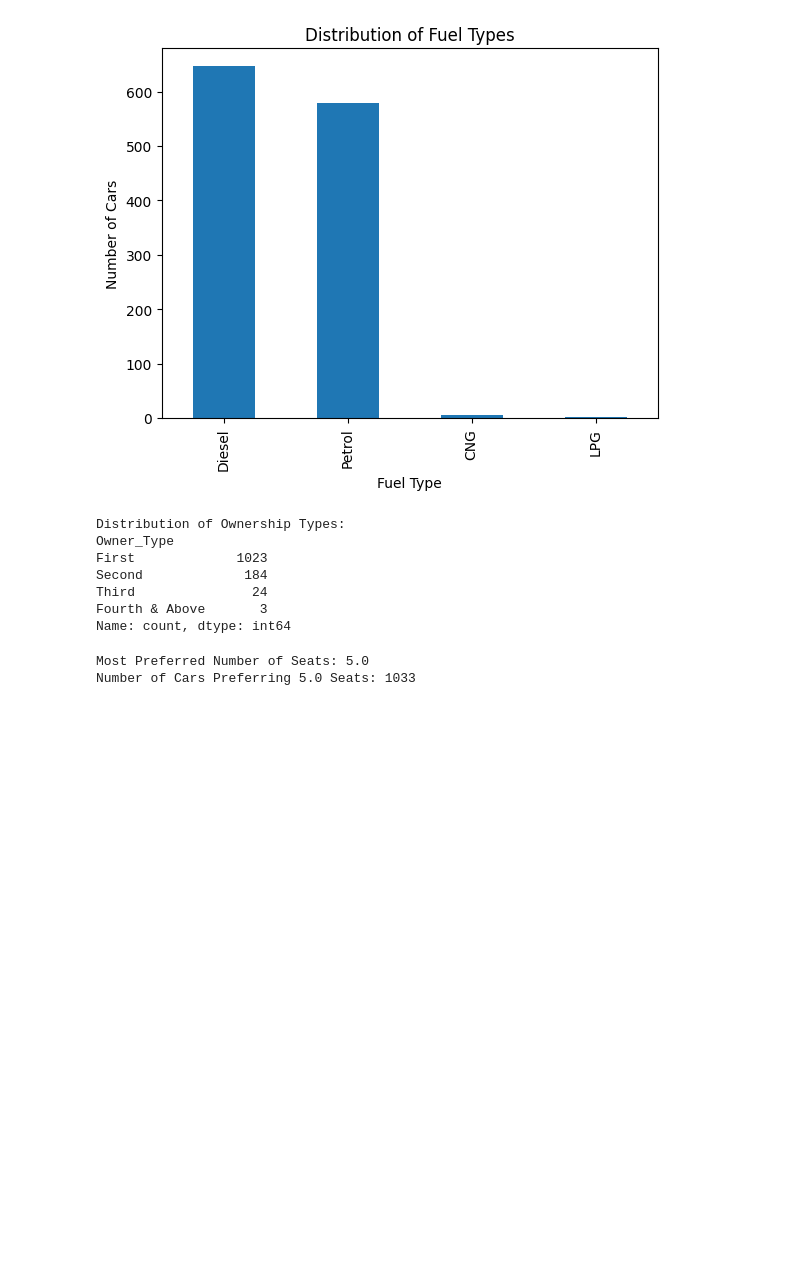
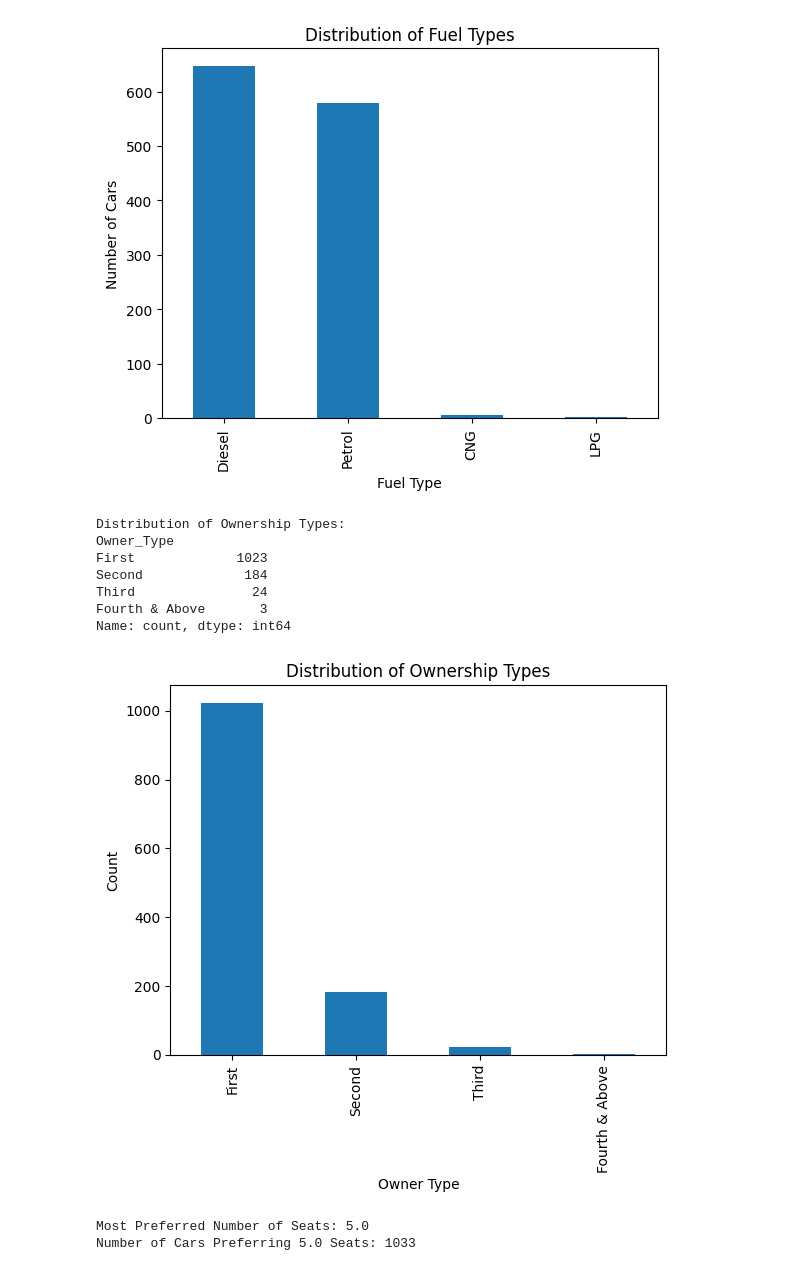
Before and after one commit to himesh992/Himesh992, a Jupyter notebook: EV_MARKET_SEGMENTATION.ipynb, the cells around one changed output. Saved outputs shown, nothing was run; the diff lists cells and outputs as text; code cells hidden in the pictures; blank space fills up the shorter version.

```diff
--- a/EV_MARKET_SEGMENTATION.ipynb
+++ b/EV_MARKET_SEGMENTATION.ipynb
@@ -87,6 +87,21 @@ Second             184
 Third               24
 Fourth & Above       3
 Name: count, dtype: int64
+# %%
+
+import pandas as pd
+import matplotlib.pyplot as plt  # Or other visualization library
+
+ownership_counts = df['Owner_Type'].value_counts()
+
+# Example using Matplotlib:
+ownership_counts.plot(kind='bar')  # Or choose a different graph type
+plt.title('Distribution of Ownership Types')
+plt.xlabel('Owner Type')
+plt.ylabel('Count')
+plt.show()
+# %% [output]
+[figure, added]
 # %%
 import pandas as pd
 
```
Also changed, not shown: parts of 3 cells of this notebook.
